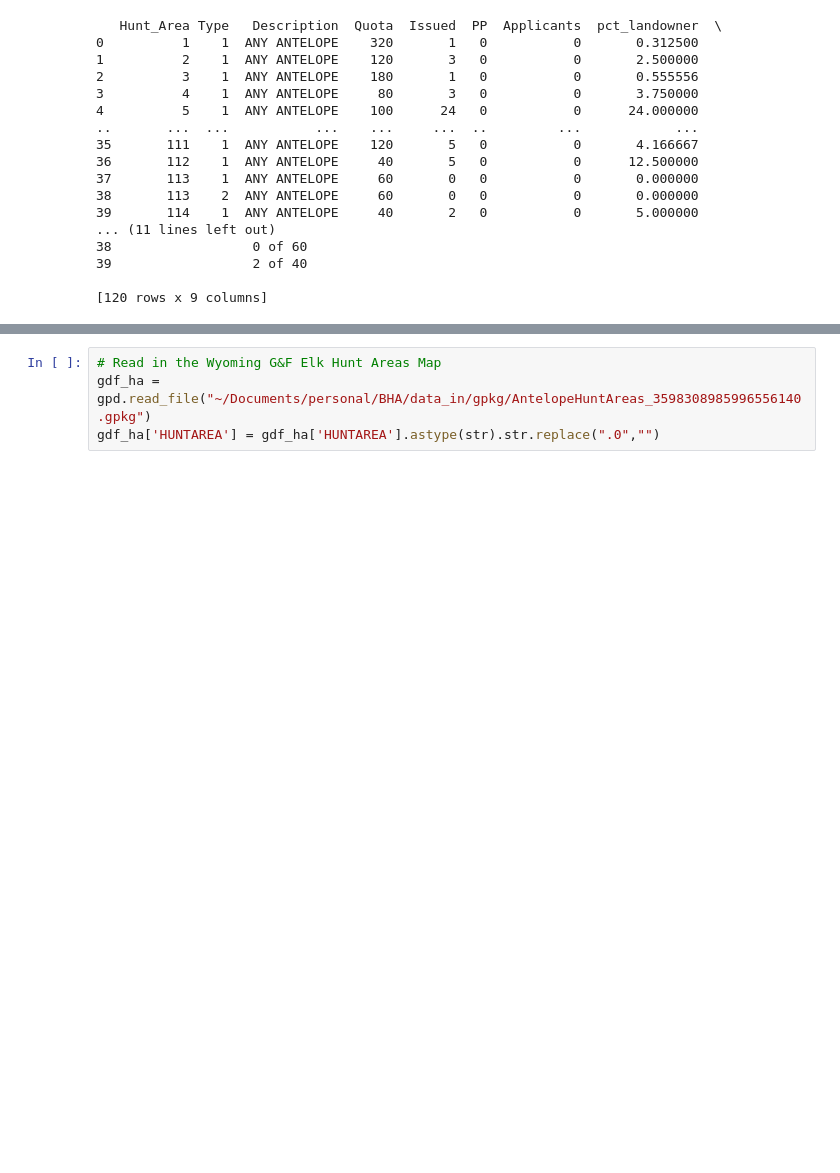
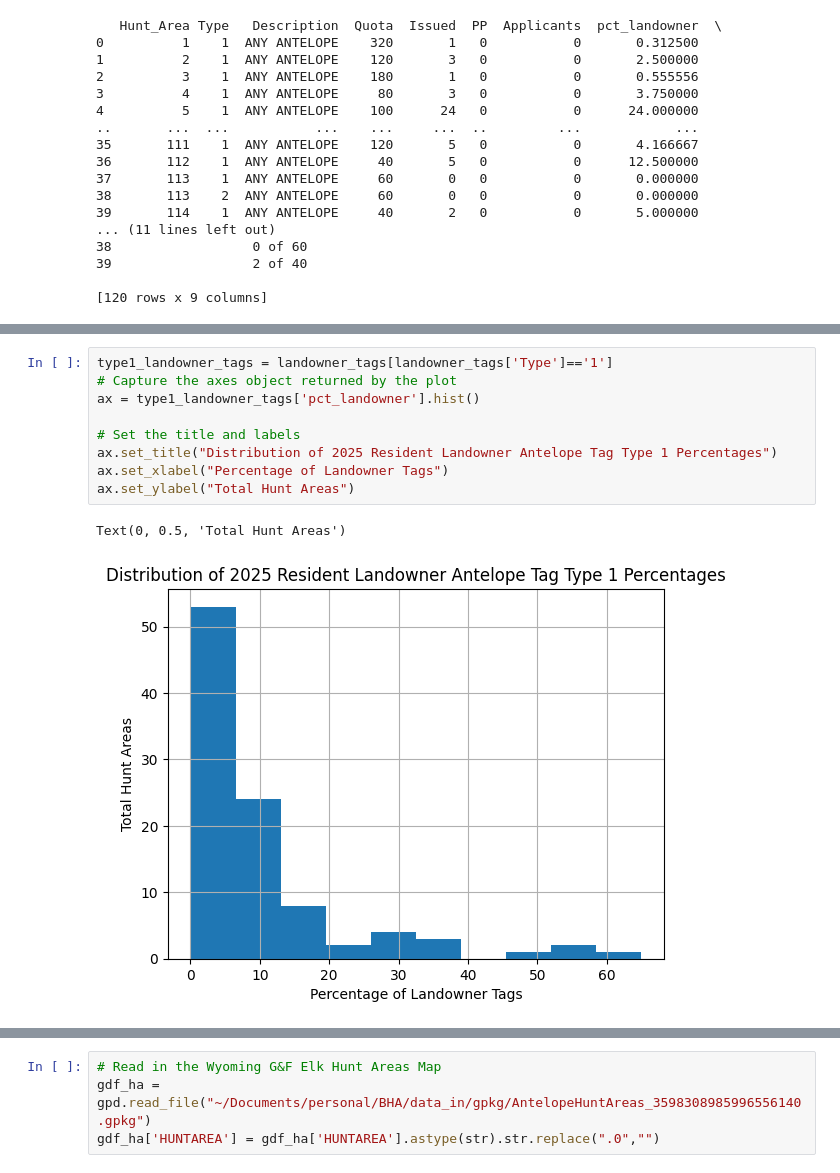
Before and after one commit to glitt13/public_trust_wildlife, a Jupyter notebook: LandownerAntelopeTags.ipynb, the cells around one changed output, grey strips where cells are left out. Drawn from its saved outputs; the diff is of its cells as text; blank space fills up the shorter version.

```diff
--- a/LandownerAntelopeTags.ipynb
+++ b/LandownerAntelopeTags.ipynb
@@ -49,0 +68,12 @@ print(landowner_tags)
+# %%
+type1_landowner_tags = landowner_tags[landowner_tags['Type']=='1']
+# Capture the axes object returned by the plot
+ax = type1_landowner_tags['pct_landowner'].hist()
+
+# Set the title and labels
+ax.set_title("Distribution of 2025 Resident Landowner Antelope Tag Type 1 Percentages")
+ax.set_xlabel("Percentage of Landowner Tags")
+ax.set_ylabel("Total Hunt Areas")
+# %% [output]
+Text(0, 0.5, 'Total Hunt Areas')
+[figure, added]
```
Also changed, not shown: parts of 6 cells of this notebook, 2 other files.
